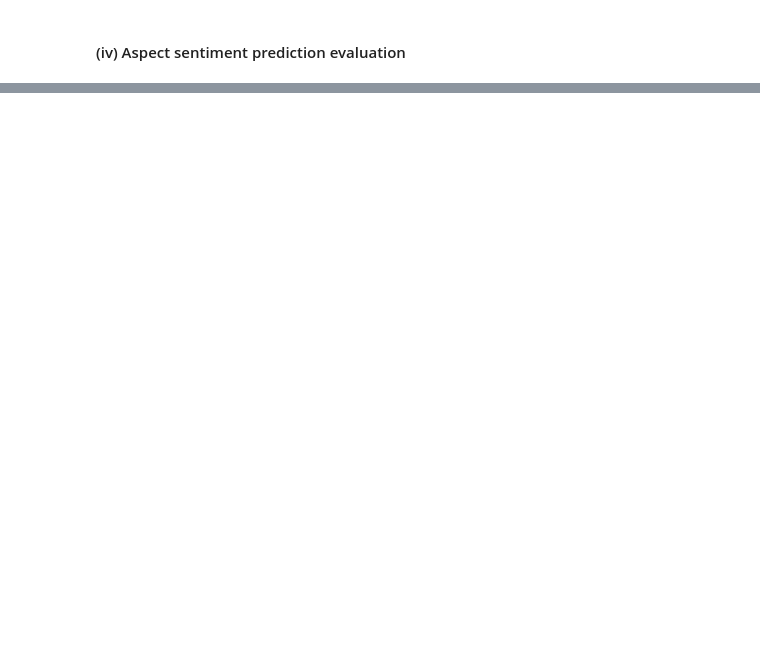
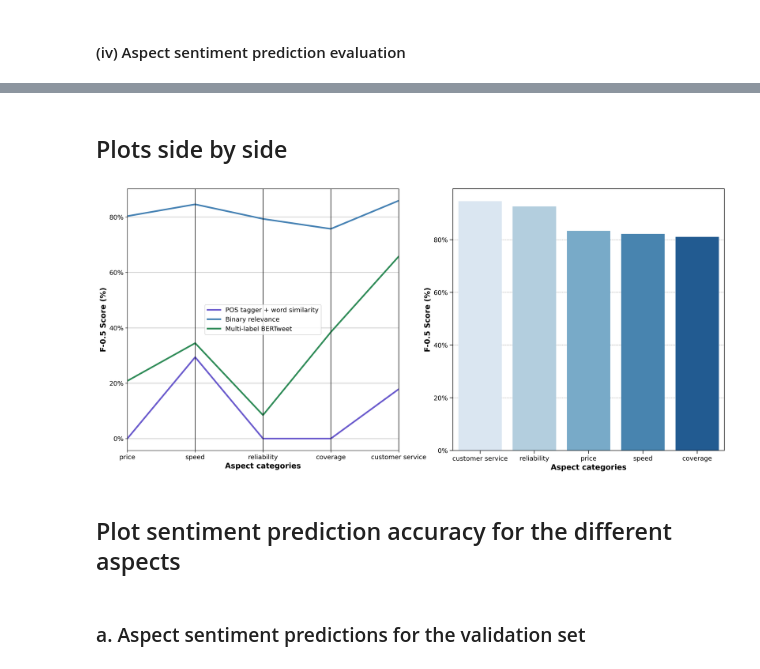
Before and after one commit to KoredeAkande/nigerian_isp_sentiment_analysis, a Jupyter notebook: notebooks/6.3-model-evaluation-and-selection-(absa).ipynb, the cells around one changed output, grey strips where cells are left out. Saved outputs shown, nothing was run; the diff lists cells and outputs as text; code cells hidden in the pictures; blank space fills up the shorter version.

```diff
--- a/notebooks/6.3-model-evaluation-and-selection-(absa).ipynb
+++ b/notebooks/6.3-model-evaluation-and-selection-(absa).ipynb
@@ -208,0 +394,32 @@ Micro accuracy:0.833   Macro accuracy:0.733
+# %% [markdown]
+## Plots side by side
+# %%
+plt.figure(figsize=(20,9), dpi=300)
+
+plt.subplot(1,2,1)
+#Create plot
+parallel_coordinates(joint_df,'model', linewidth=3, color=('slateblue','steelblue','seagreen'))
+plt.ylabel('F-0.5 Score (%)',fontsize=14, fontweight= 'bold')
+plt.xlabel('Aspect categories',fontsize=14, fontweight= 'bold')
+plt.xticks(fontsize = 12)
+plt.yticks(fontsize = 12)
+plt.legend(loc='center', prop={'size': 12})
+plt.gca().set_yticklabels(['{:.0f}%'.format(x*100) for x in plt.gca().get_yticks()])
+
+
+with plt.style.context(['notebook','no-latex','grid']):
+    plt.subplot(1,2,2)
+    sns.barplot(data=pd.DataFrame(test_metrics_df.loc['F-0.5',:]).sort_values('F-0.5', ascending=False).T,
+                palette = "Blues")
+    plt.ylabel('F-0.5 Score (%)',fontsize=14, fontweight= 'bold')
+    plt.xlabel('Aspect categories',fontsize=14, fontweight= 'bold')
+    plt.xticks(fontsize = 12)
+    plt.yticks(fontsize = 12)
+    plt.gca().set_yticklabels(['{:.0f}%'.format(x*100) for x in plt.gca().get_yticks()])
+    plt.show()
+# %% [output]
+[figure, added]
+# %% [markdown]
+## Plot sentiment prediction accuracy for the different aspects
+# %% [markdown]
+### a. Aspect sentiment predictions for the validation set
```
Also changed, not shown: parts of 53 cells of this notebook.
